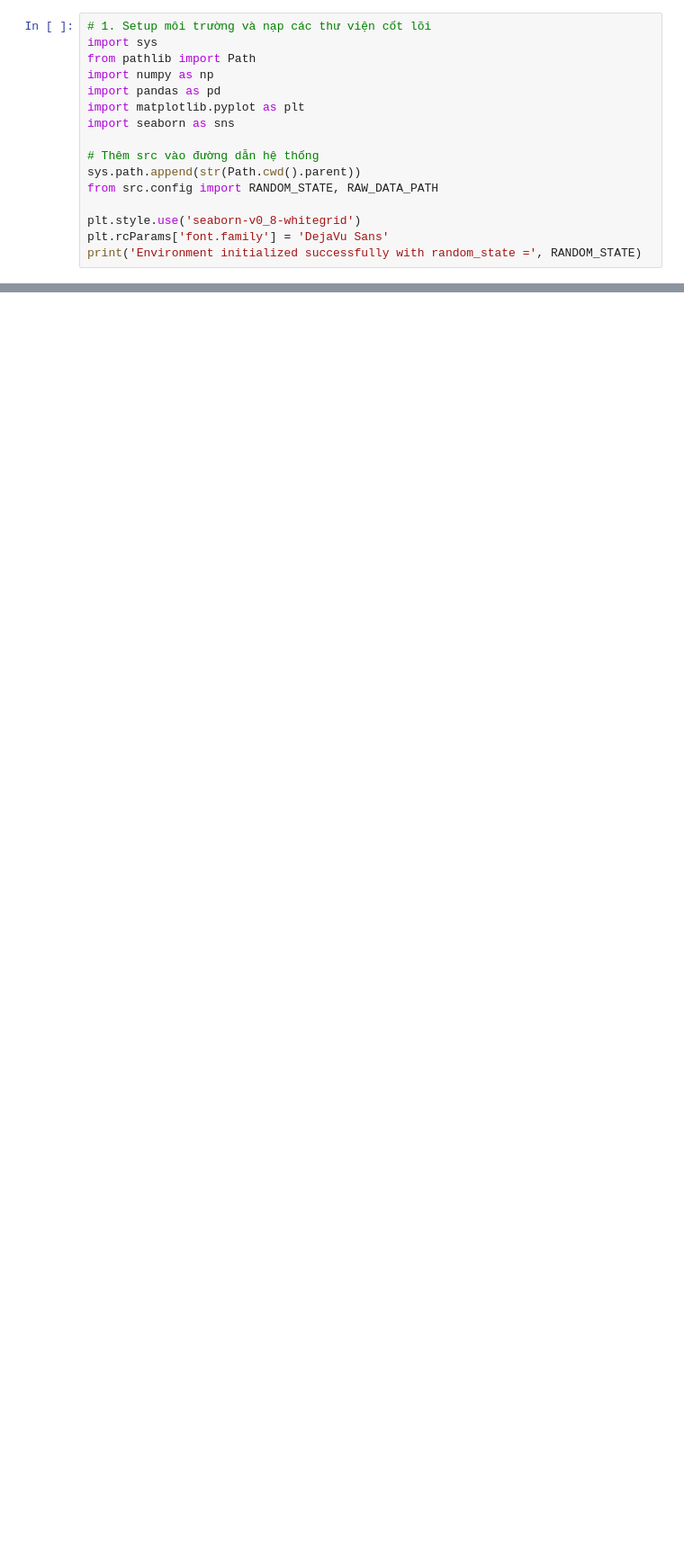
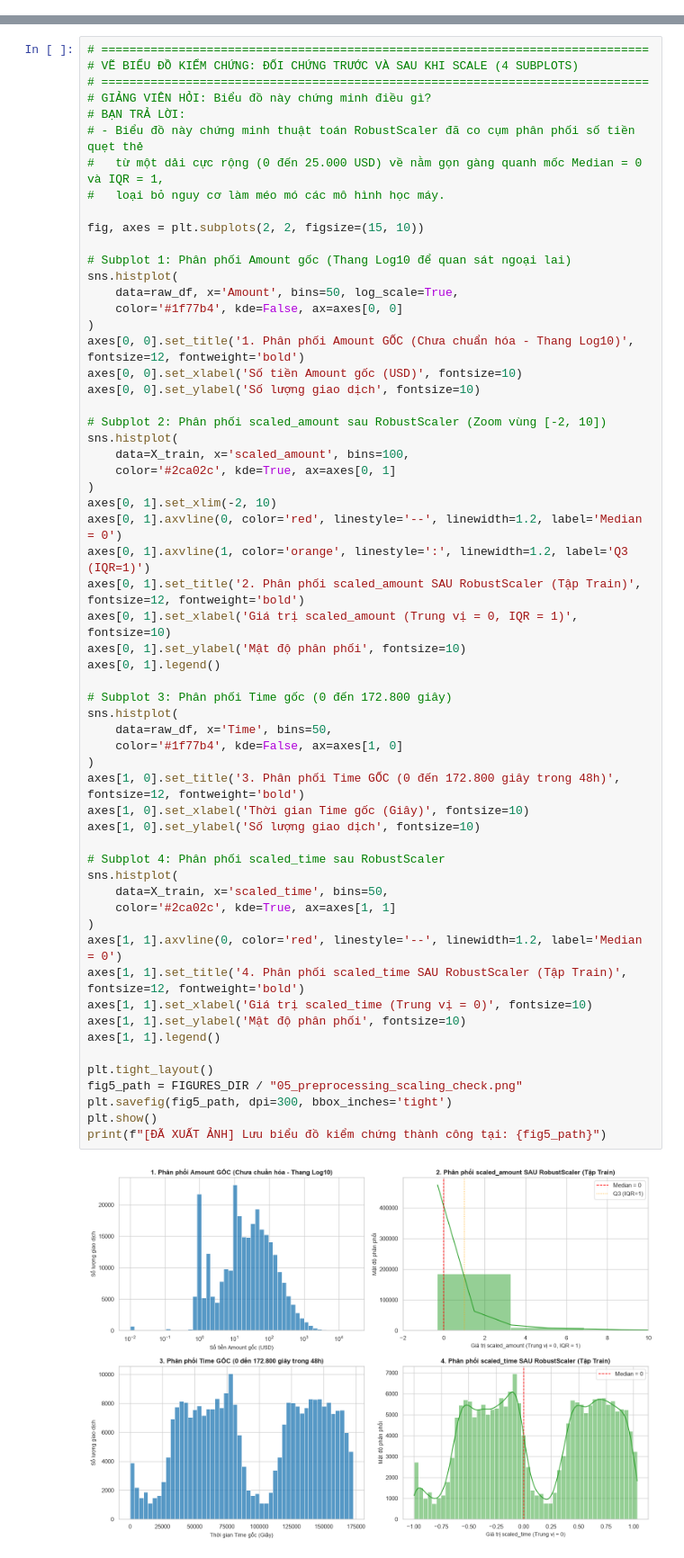
Before and after one commit to ylc3205/DATAMINING, a Jupyter notebook: notebooks/02_preprocessing_pipeline.ipynb, the cells around one changed output, grey strips where cells are left out. Shown at 90% size. Drawn from its saved outputs; the diff is of its cells as text; blank space fills up the shorter version.

```diff
--- a/notebooks/02_preprocessing_pipeline.ipynb
+++ b/notebooks/02_preprocessing_pipeline.ipynb
@@ -9,16 +0,0 @@
-# %%
-# 1. Setup môi trường và nạp các thư viện cốt lõi
-import sys
-from pathlib import Path
-import numpy as np
-import pandas as pd
-import matplotlib.pyplot as plt
-import seaborn as sns
-
-# Thêm src vào đường dẫn hệ thống
-sys.path.append(str(Path.cwd().parent))
-from src.config import RANDOM_STATE, RAW_DATA_PATH
-
-plt.style.use('seaborn-v0_8-whitegrid')
-plt.rcParams['font.family'] = 'DejaVu Sans'
-print('Environment initialized successfully with random_state =', RANDOM_STATE)
@@ -40,0 +254,61 @@ print('Preprocessed successfully without data leakage!')
+# %%
+# ==============================================================================
+# VẼ BIỂU ĐỒ KIỂM CHỨNG: ĐỐI CHỨNG TRƯỚC VÀ SAU KHI SCALE (4 SUBPLOTS)
+# ==============================================================================
+# GIẢNG VIÊN HỎI: Biểu đồ này chứng minh điều gì?
+# BẠN TRẢ LỜI:
+# - Biểu đồ này chứng minh thuật toán RobustScaler đã co cụm phân phối số tiền quẹt thẻ
+#   từ một dải cực rộng (0 đến 25.000 USD) về nằm gọn gàng quanh mốc Median = 0 và IQR = 1,
+#   loại bỏ nguy cơ làm méo mó các mô hình học máy.
+
+fig, axes = plt.subplots(2, 2, figsize=(15, 10))
+
+# Subplot 1: Phân phối Amount gốc (Thang Log10 để quan sát ngoại lai)
+sns.histplot(
+    data=raw_df, x='Amount', bins=50, log_scale=True,
+    color='#1f77b4', kde=False, ax=axes[0, 0]
+)
+axes[0, 0].set_title('1. Phân phối Amount GỐC (Chưa chuẩn hóa - Thang Log10)', fontsize=12, fontweight='bold')
+axes[0, 0].set_xlabel('Số tiền Amount gốc (USD)', fontsize=10)
+axes[0, 0].set_ylabel('Số lượng giao dịch', fontsize=10)
+
+# Subplot 2: Phân phối scaled_amount sau RobustScaler (Zoom vùng [-2, 10])
+sns.histplot(
+    data=X_train, x='scaled_amount', bins=100,
+    color='#2ca02c', kde=True, ax=axes[0, 1]
+)
+axes[0, 1].set_xlim(-2, 10)
+axes[0, 1].axvline(0, color='red', linestyle='--', linewidth=1.2, label='Median = 0')
+axes[0, 1].axvline(1, color='orange', linestyle=':', linewidth=1.2, label='Q3 (IQR=1)')
+axes[0, 1].set_title('2. Phân phối scaled_amount SAU RobustScaler (Tập Train)', fontsize=12, fontweight='bold')
+axes[0, 1].set_xlabel('Giá trị scaled_amount (Trung vị = 0, IQR = 1)', fontsize=10)
+axes[0, 1].set_ylabel('Mật độ phân phối', fontsize=10)
+axes[0, 1].legend()
+
+# Subplot 3: Phân phối Time gốc (0 đến 172.800 giây)
+sns.histplot(
+    data=raw_df, x='Time', bins=50,
+    color='#1f77b4', kde=False, ax=axes[1, 0]
+)
+axes[1, 0].set_title('3. Phân phối Time GỐC (0 đến 172.800 giây trong 48h)', fontsize=12, fontweight='bold')
+axes[1, 0].set_xlabel('Thời gian Time gốc (Giây)', fontsize=10)
+axes[1, 0].set_ylabel('Số lượng giao dịch', fontsize=10)
+
+# Subplot 4: Phân phối scaled_time sau RobustScaler
+sns.histplot(
+    data=X_train, x='scaled_time', bins=50,
+    color='#2ca02c', kde=True, ax=axes[1, 1]
+)
+axes[1, 1].axvline(0, color='red', linestyle='--', linewidth=1.2, label='Median = 0')
+axes[1, 1].set_title('4. Phân phối scaled_time SAU RobustScaler (Tập Train)', fontsize=12, fontweight='bold')
+axes[1, 1].set_xlabel('Giá trị scaled_time (Trung vị = 0)', fontsize=10)
+axes[1, 1].set_ylabel('Mật độ phân phối', fontsize=10)
+axes[1, 1].legend()
+
+plt.tight_layout()
+fig5_path = FIGURES_DIR / "05_preprocessing_scaling_check.png"
+plt.savefig(fig5_path, dpi=300, bbox_inches='tight')
+plt.show()
+print(f"[ĐÃ XUẤT ẢNH] Lưu biểu đồ kiểm chứng thành công tại: {fig5_path}")
+# %% [output]
+[figure, added]
```
Also changed, not shown: parts of 20 cells of this notebook, 13 other files.
